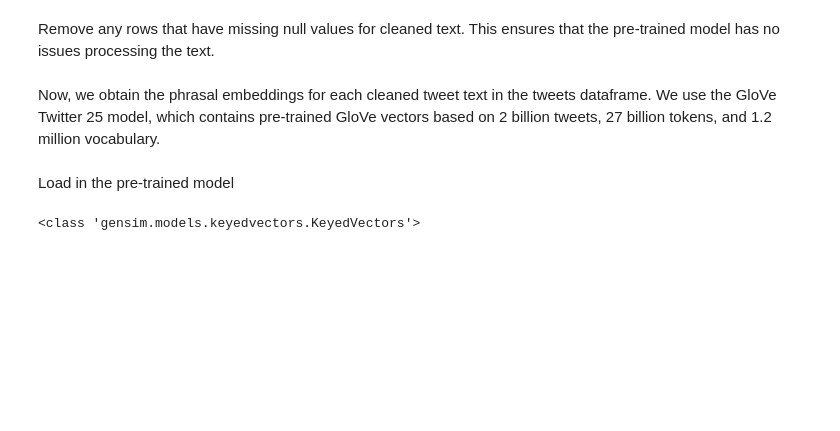
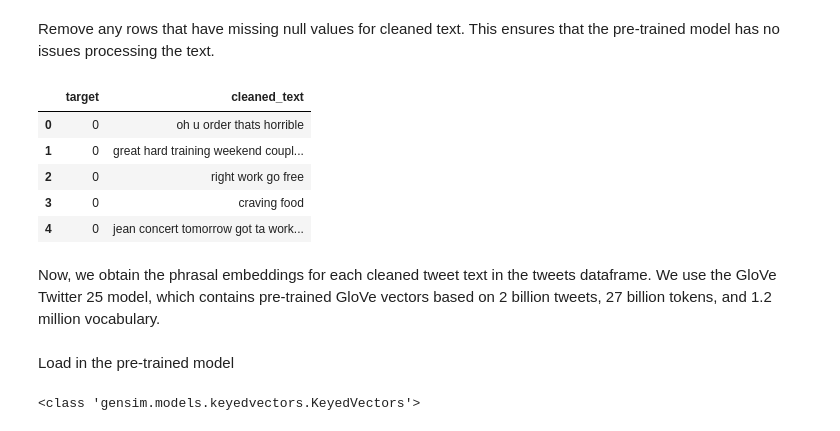
Before and after one commit to edologgerbird/context-capturing-clustering, a Jupyter notebook: final_project.ipynb, the cells around one changed output. Cells and saved outputs as stored; diff of their text form; code cells hidden in the pictures; blank space fills up the shorter version.

```diff
--- a/final_project.ipynb
+++ b/final_project.ipynb
@@ -129,6 +141,15 @@ This ensures that the pre-trained model has no issues processing the text.
 tweets = tweets.dropna(axis=0)
 # %%
 tweets['target'] = tweets['target'].apply(lambda x: 1 if x==4 else 0)
+# %%
+tweets.head()
+# %% [output]
+|  | target | cleaned_text |
+| 0 | 0 | oh u order thats horrible |
+| 1 | 0 | great hard training weekend coupl... |
+| 2 | 0 | right work go free |
+| 3 | 0 | craving food |
+| 4 | 0 | jean concert tomorrow got ta work... |
 # %% [markdown]
 Now, we obtain the phrasal embeddings for each cleaned tweet text in the tweets dataframe.
 We use the GloVe Twitter 25 model, which contains pre-trained GloVe vectors based on 2 billion tweets, 27 billion tokens, and 1.2 million vocabulary.
```
Also changed, not shown: parts of 24 cells of this notebook.
